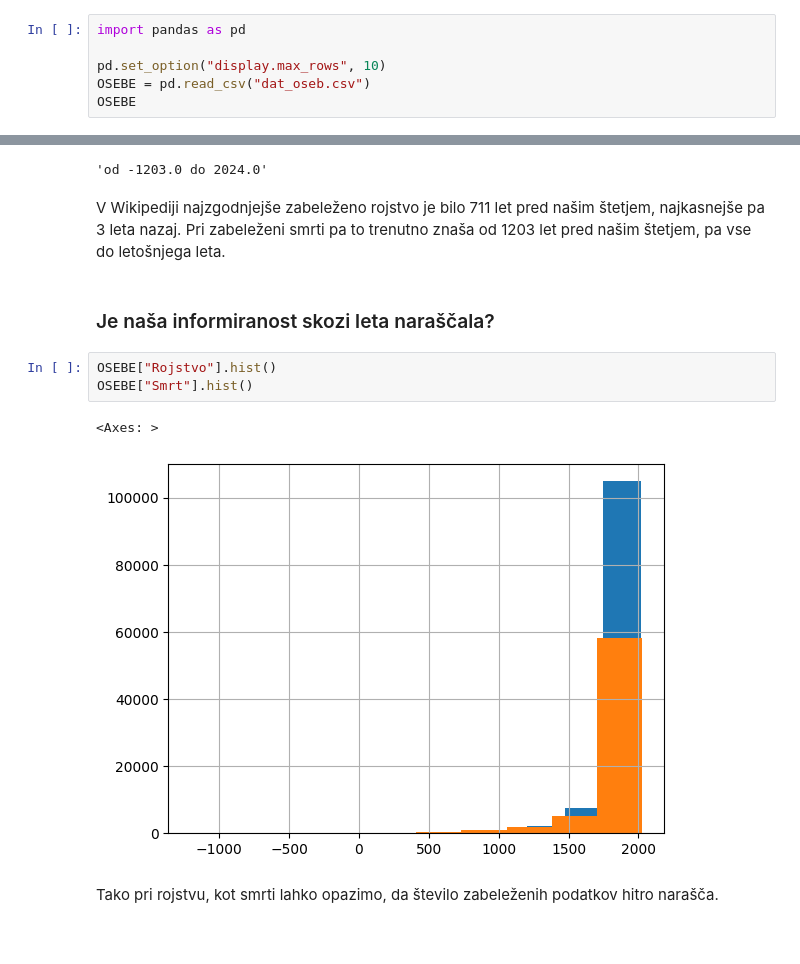
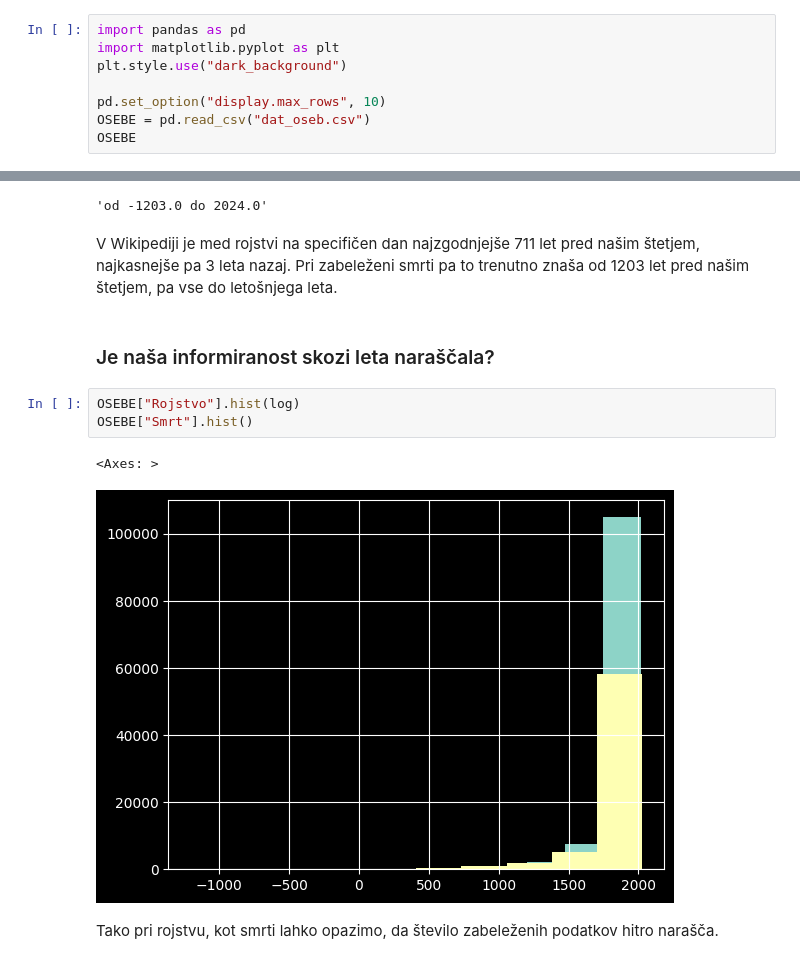
Before and after one commit to zivaheg/projektnaUVP, a Jupyter notebook: analiza.ipynb, the cells around one changed output, grey strips where cells are left out. Drawn from its saved outputs; the diff is of its cells as text.

```diff
--- a/analiza.ipynb
+++ b/analiza.ipynb
@@ -11,6 +11,8 @@ Za ogled podatkov rabiš pognati želena okenca s kodo.
 če je življenjska doba 404, pomeni da vsaj ena od vrednosti ni bila podana.
 # %%
 import pandas as pd
+import matplotlib.pyplot as plt
+plt.style.use("dark_background")
 
 pd.set_option("display.max_rows", 10)
 OSEBE = pd.read_csv("dat_oseb.csv")
@@ -121,16 +123,16 @@ razpon_smrti
 # %% [output]
 'od -1203.0 do 2024.0'
 # %% [markdown]
-V Wikipediji najzgodnjejše zabeleženo rojstvo je bilo 711 let pred našim štetjem, najkasnejše pa 3 leta nazaj.
+V Wikipediji je med rojstvi na specifičen dan najzgodnjejše 711 let pred našim štetjem, najkasnejše pa 3 leta nazaj.
 Pri zabeleženi smrti pa to trenutno znaša od 1203 let pred našim štetjem, pa vse do letošnjega leta.
 # %% [markdown]
 ### Je naša informiranost skozi leta naraščala?
 # %%
-OSEBE["Rojstvo"].hist()
+OSEBE["Rojstvo"].hist(log)
 OSEBE["Smrt"].hist()
 # %% [output]
 <Axes: >
-[figure, old version]
+[figure, new version]
 # %% [markdown]
 Tako pri rojstvu, kot smrti lahko opazimo, da število zabeleženih podatkov hitro narašča.
 # %%
```
Also changed, not shown: parts of 11 cells of this notebook, 2 other files.
